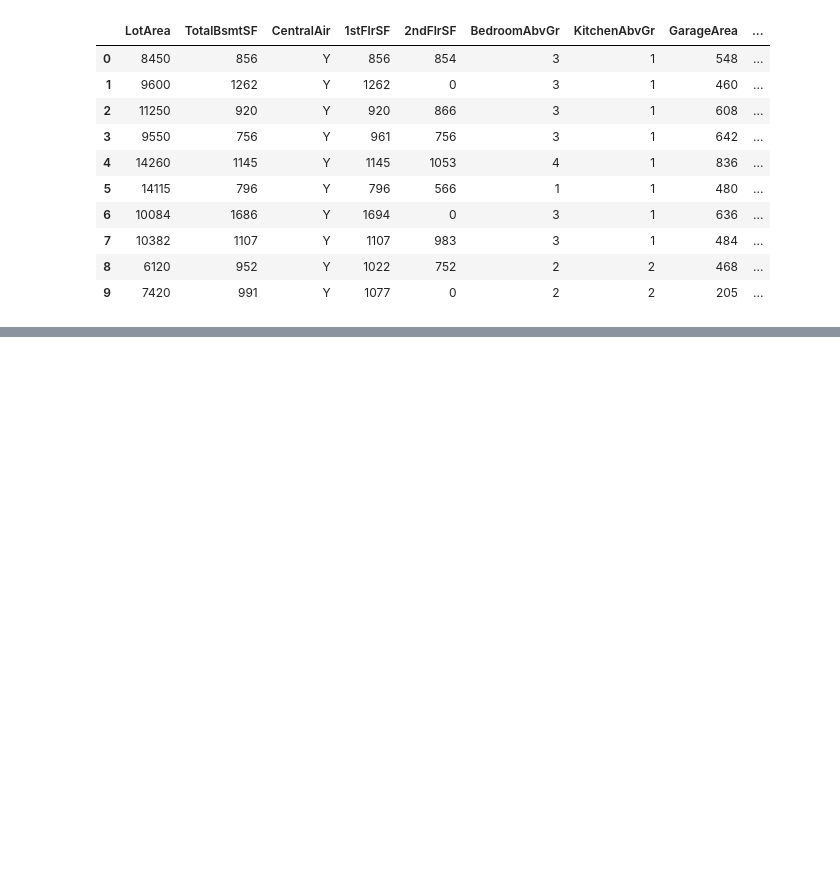
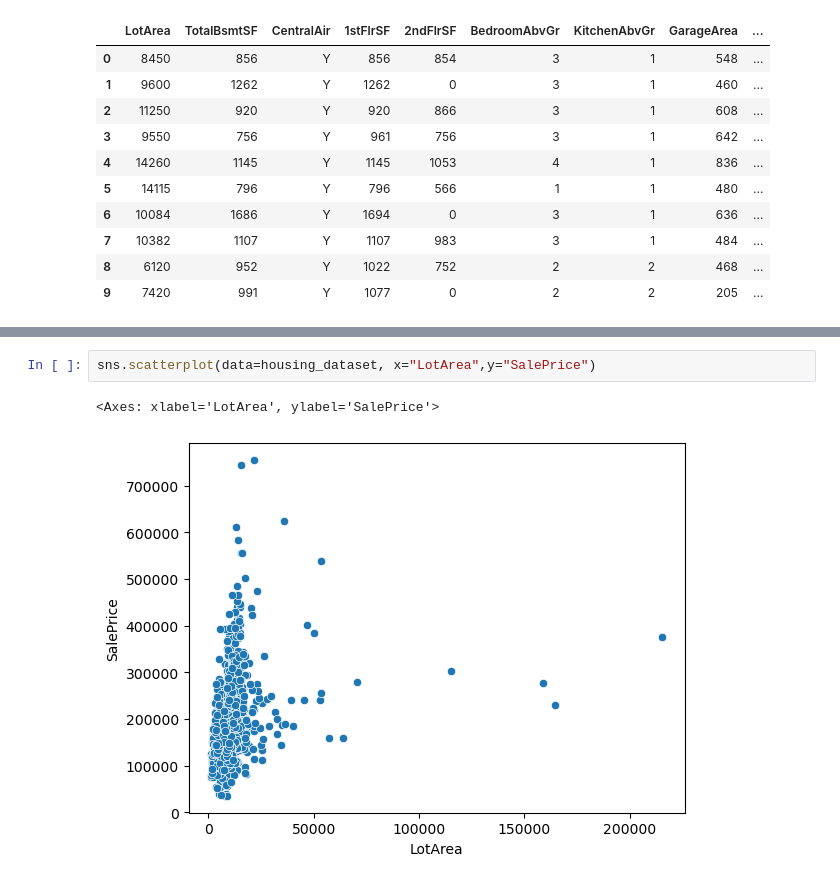
Before and after one commit to rasikasonar/AdvancedRegressionAssignment, a Jupyter notebook: AdvancedRegressionAssignment.ipynb, the cells around one changed output, grey strips where cells are left out. Cells and saved outputs as stored; diff of their text form; blank space fills up the shorter version.

```diff
--- a/AdvancedRegressionAssignment.ipynb
+++ b/AdvancedRegressionAssignment.ipynb
@@ -282,0 +293,5 @@ housing_dataset.head()
+# %%
+sns.scatterplot(data=housing_dataset, x="LotArea",y="SalePrice")
+# %% [output]
+<Axes: xlabel='LotArea', ylabel='SalePrice'>
+[figure, added]
```
Also changed, not shown: parts of 42 cells of this notebook.
